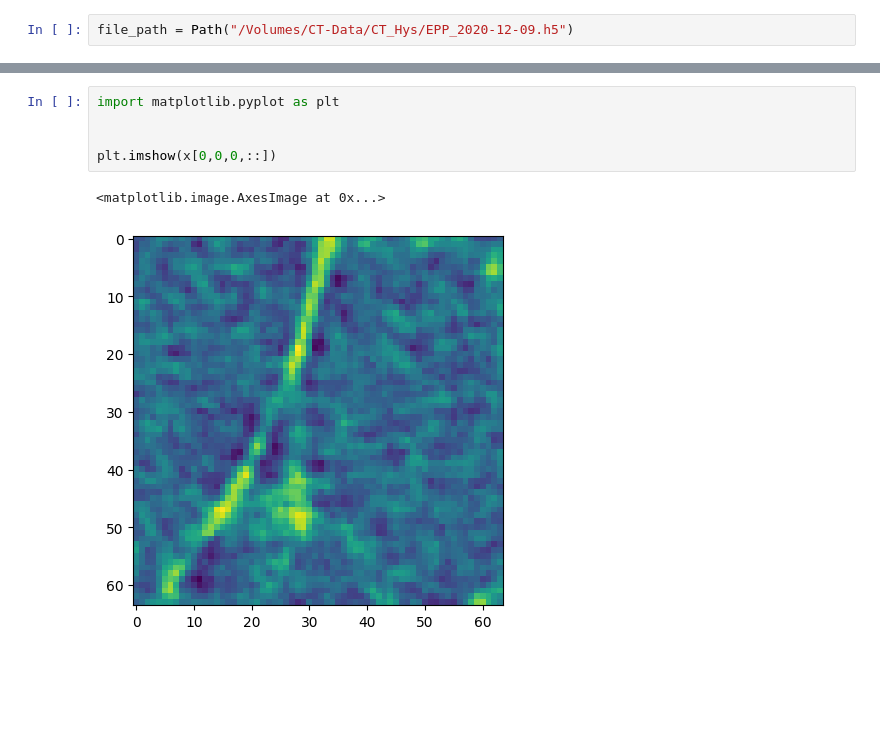
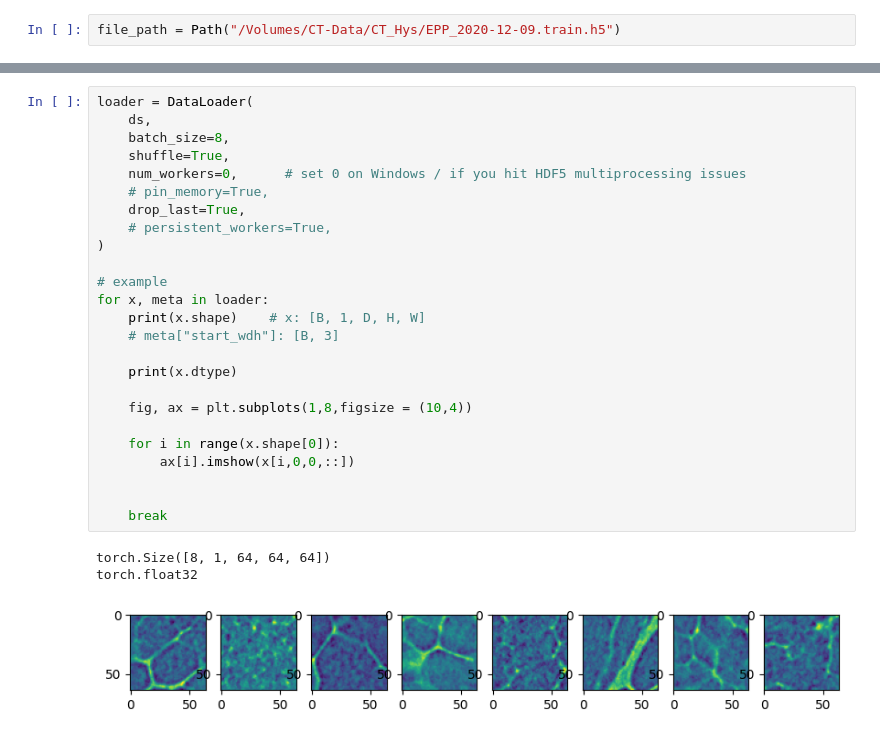
Before and after one commit to choROPeNt/improved-diffusion, a Jupyter notebook: notebooks/hdf5_dataset_tester.ipynb, the cells around one changed output, grey strips where cells are left out. Cells and saved outputs as stored; diff of their text form; blank space fills up the shorter version.

```diff
--- a/notebooks/hdf5_dataset_tester.ipynb
+++ b/notebooks/hdf5_dataset_tester.ipynb
@@ -149,3 +91,3 @@ class HDF5PatchDataset(Dataset):
 # %%
-file_path = Path("/Volumes/CT-Data/CT_Hys/EPP_2020-12-09.h5")
+file_path = Path("/Volumes/CT-Data/CT_Hys/EPP_2020-12-09.train.h5")
 # %%
@@ -173,8 +97,29 @@ torch.Size([4, 1, 64, 64, 64]) tensor([1237, 1137,  623, 1243])
 # %%
-import matplotlib.pyplot as plt
+loader = DataLoader(
+    ds,
+    batch_size=8,
+    shuffle=True,
+    num_workers=0,      # set 0 on Windows / if you hit HDF5 multiprocessing issues
+    # pin_memory=True,
+    drop_last=True,
+    # persistent_workers=True,
+)
+
+# example
+for x, meta in loader:
+    print(x.shape)    # x: [B, 1, D, H, W]
+    # meta["start_wdh"]: [B, 3]
+
+    print(x.dtype)
+
+    fig, ax = plt.subplots(1,8,figsize = (10,4))
+
+    for i in range(x.shape[0]):
+        ax[i].imshow(x[i,0,0,::])
 
 
-plt.imshow(x[0,0,0,::])
+    break
 # %% [output]
-<matplotlib.image.AxesImage at 0x...>
+torch.Size([8, 1, 64, 64, 64])
+torch.float32
-[figure, old version]
+[figure, new version]
```
Also changed, not shown: parts of 6 cells of this notebook, 1 other file.
